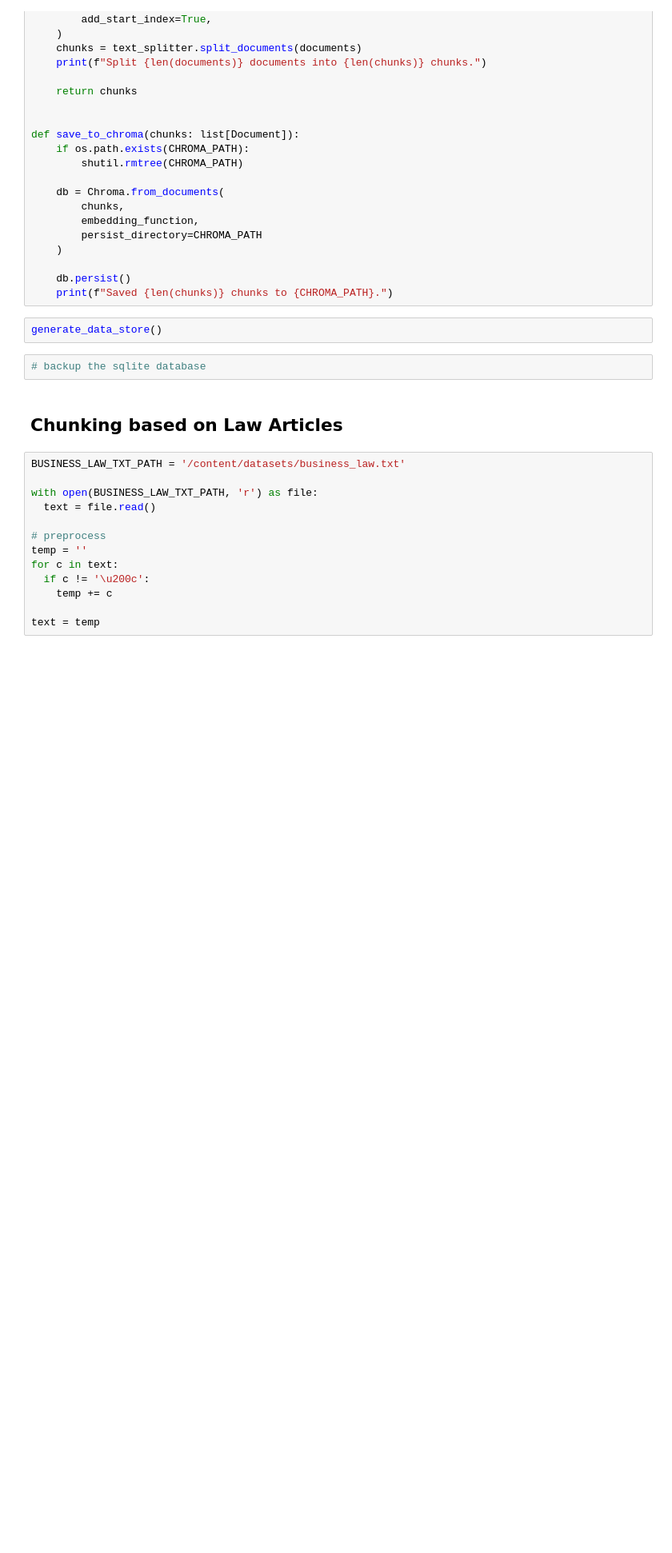
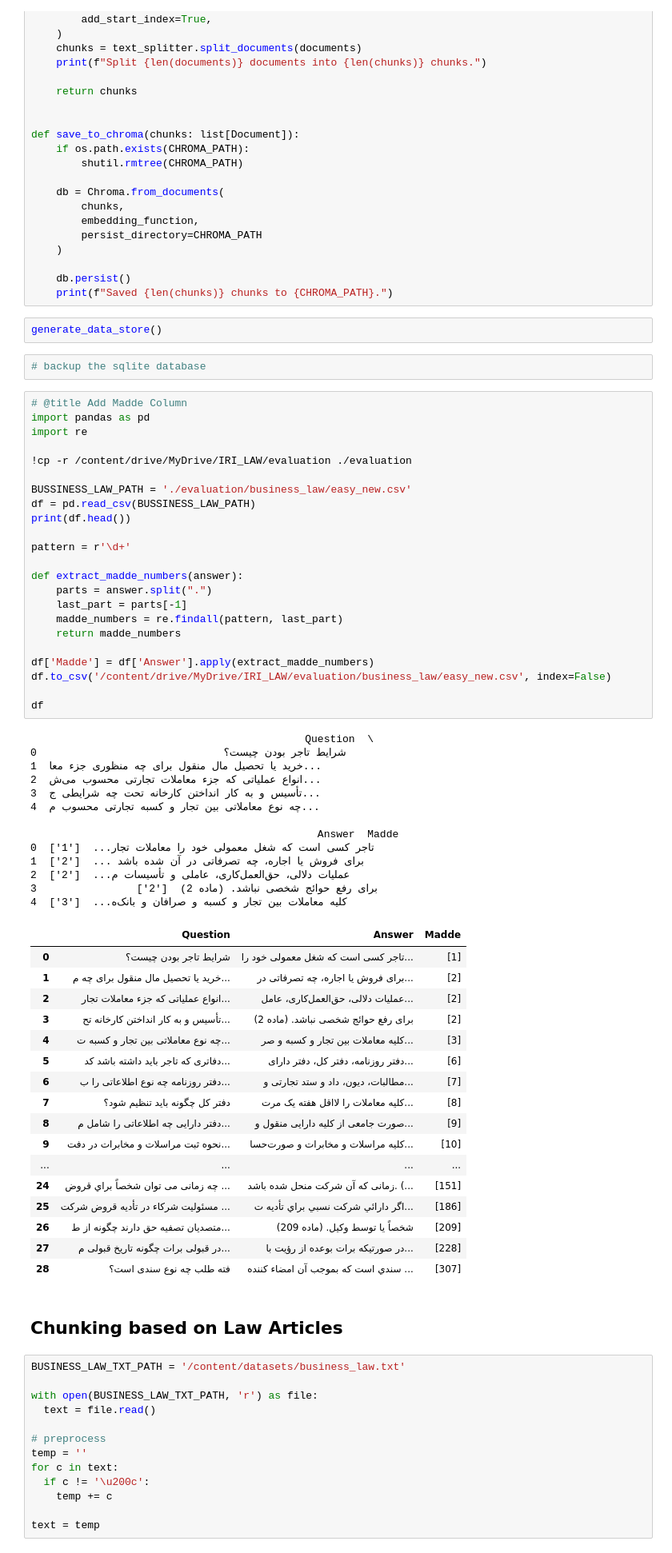
Before and after one commit to NLP-Final-Projects/IRI_LAW, a Jupyter notebook: Arash_IRI_LAW_RAG.ipynb, the cells around one changed output. Shown: that part at 80% size. Drawn from its saved outputs; the diff is of its cells as text; blank space fills up the shorter version.

```diff
--- a/Arash_IRI_LAW_RAG.ipynb
+++ b/Arash_IRI_LAW_RAG.ipynb
@@ -215,6 +218,60 @@ def save_to_chroma(chunks: list[Document]):
 generate_data_store()
 # %%
 # backup the sqlite database
+# %%
+# @title Add Madde Column
+import pandas as pd
+import re
+
+!cp -r /content/drive/MyDrive/IRI_LAW/evaluation ./evaluation
+
+BUSSINESS_LAW_PATH = './evaluation/business_law/easy_new.csv'
+df = pd.read_csv(BUSSINESS_LAW_PATH)
+print(df.head())
+
+pattern = r'\d+'
+
+def extract_madde_numbers(answer):
+    parts = answer.split(".")
+    last_part = parts[-1]
+    madde_numbers = re.findall(pattern, last_part)
+    return madde_numbers
+
+df['Madde'] = df['Answer'].apply(extract_madde_numbers)
+df.to_csv('/content/drive/MyDrive/IRI_LAW/evaluation/business_law/easy_new.csv', index=False)
+
+df
+# %% [output]
+                                            Question  \
+0                              شرایط تاجر بودن چیست؟
+1  خرید یا تحصیل مال منقول برای چه منظوری جزء معا...
+2  انواع عملیاتی که جزء معاملات تجارتی محسوب می‌ش...
+3  تأسیس و به کار انداختن کارخانه تحت چه شرایطی ج...
+4  چه نوع معاملاتی بین تجار و کسبه تجارتی محسوب م...
+
+                                              Answer  Madde
+0  تاجر کسی است که شغل معمولی خود را معاملات تجار...  ['1']
+1  برای فروش یا اجاره، چه تصرفاتی در آن شده باشد ...  ['2']
+2  عملیات دلالی، حق‌العمل‌کاری، عاملی و تأسیسات م...  ['2']
+3                برای رفع حوائج شخصی نباشد. (ماده 2)  ['2']
+4  کلیه معاملات بین تجار و کسبه و صرافان و بانک‌ه...  ['3']
+|  | Question | Answer | Madde |
+| 0 | شرایط تاجر بودن چیست؟ | تاجر کسی است که شغل معمولی خود را... | [1] |
+| 1 | خرید یا تحصیل مال منقول برای چه م... | برای فروش یا اجاره، چه تصرفاتی در... | [2] |
+| 2 | انواع عملیاتی که جزء معاملات تجار... | عملیات دلالی، حق‌العمل‌کاری، عامل... | [2] |
+| 3 | تأسیس و به کار انداختن کارخانه تح... | برای رفع حوائج شخصی نباشد. (ماده 2) | [2] |
+| 4 | چه نوع معاملاتی بین تجار و کسبه ت... | کلیه معاملات بین تجار و کسبه و صر... | [3] |
+| 5 | دفاتری که تاجر باید داشته باشد کد... | دفتر روزنامه، دفتر کل، دفتر دارای... | [6] |
+| 6 | دفتر روزنامه چه نوع اطلاعاتی را ب... | مطالبات، دیون، داد و ستد تجارتی و... | [7] |
+| 7 | دفتر کل چگونه باید تنظیم شود؟ | کلیه معاملات را لااقل هفته یک مرت... | [8] |
+| 8 | دفتر دارایی چه اطلاعاتی را شامل م... | صورت جامعی از کلیه دارایی منقول و... | [9] |
+| 9 | نحوه ثبت مراسلات و مخابرات در دفت... | کلیه مراسلات و مخابرات و صورت‌حسا... | [10] |
+| ... | ... | ... | ... |
+| 24 | چه زمانی می توان شخصاً براي قروض ... | زمانی که آن شرکت منحل شده باشد. (... | [151] |
+| 25 | مسئولیت شرکاء در تأديه قروض شركت ... | اگر دارائي شركت نسبي براي تأديه ت... | [186] |
+| 26 | متصديان تصفيه حق دارند چگونه از ط... | شخصاً يا توسط وكيل. (ماده 209) | [209] |
+| 27 | در قبولی برات چگونه تاریخ قبولی م... | ‌در صورتيكه برات بوعده از رؤيت با... | [228] |
+| 28 | فته ‌طلب چه نوع سندی است؟ | سندي است كه بموجب آن امضاء كننده ... | [307] |
 # %% [markdown]
 ## Chunking based on Law Articles
 # %%
```
Also changed, not shown: parts of 10 cells of this notebook.
